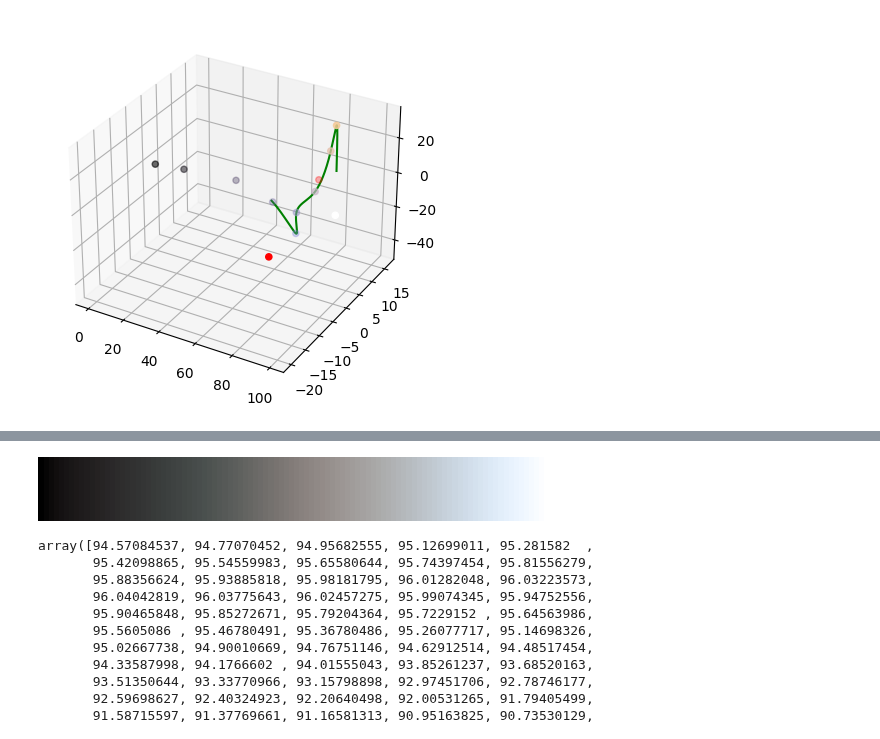
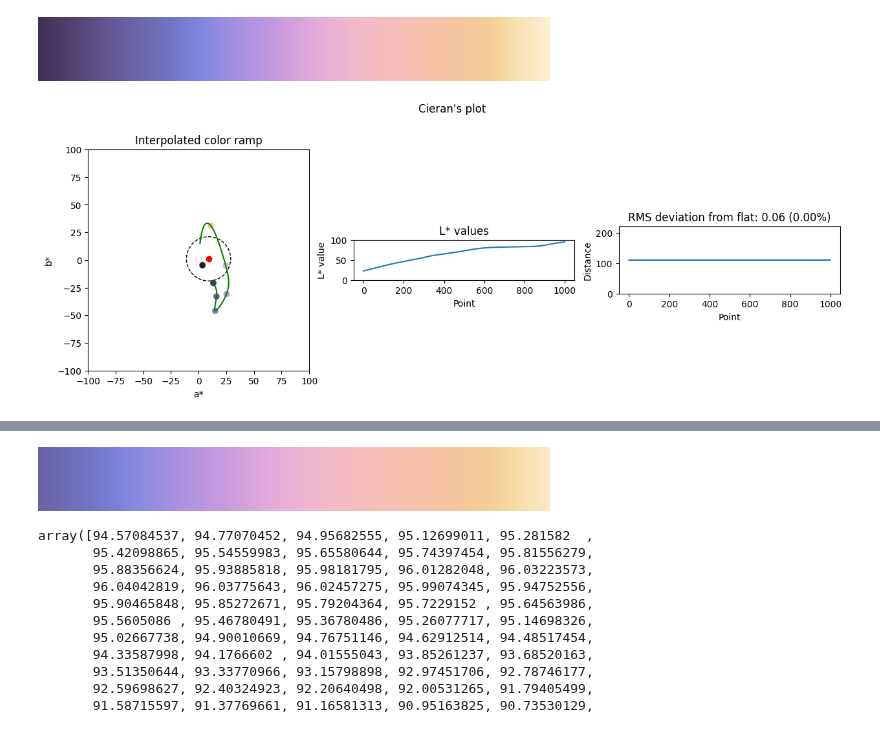
Before and after one commit to matthhong/cieran, a Jupyter notebook: ramping.ipynb, the cells around one changed output, grey strips where cells are left out. Cells and saved outputs as stored; diff of their text form; code cells hidden in the pictures.

```diff
--- a/ramping.ipynb
+++ b/ramping.ipynb
@@ -25,7 +25,18 @@ cieran.plot_all()
+# %%
+# Test the Cieran class
+waypoints = [[84, 11, 31], [57, 15, -46]]
+obstacles = [[78, 9, 1]]
+
+cieran = Cieran(waypoints, obstacles, 20, truncate_front=0.1, truncate_back=0.02)
+
+# Plot the path
+cieran.cmap
+# %% [output]
+[figure, added]
 # %%
-cieran.plot()
+cieran.plot_all()
 # %% [output]
-[figure, old version]
+[figure, new version]
 # %%
 import altair as alt
 from vega_datasets import data
@@ -46,7 +57,7 @@ alt.Chart(source).mark_point(shape="wedge", filled=True).encode(
 # %%
 cieran.cmap
 # %% [output]
-[figure, old version]
+[figure, new version]
 # %%
 import numpy as np
 np.diff(np.array(cieran.ramper.path)[:, 0]) * len(cieran.ramper.path)
```
Also changed, not shown: parts of 2 cells of this notebook, 7 other files.
